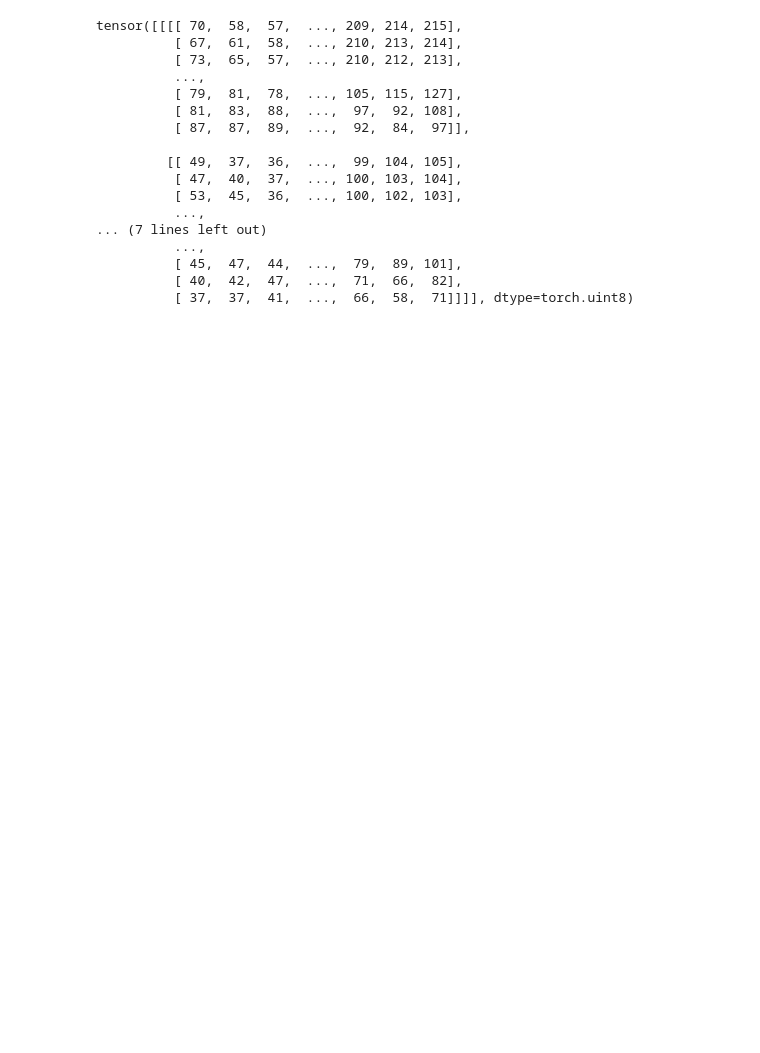
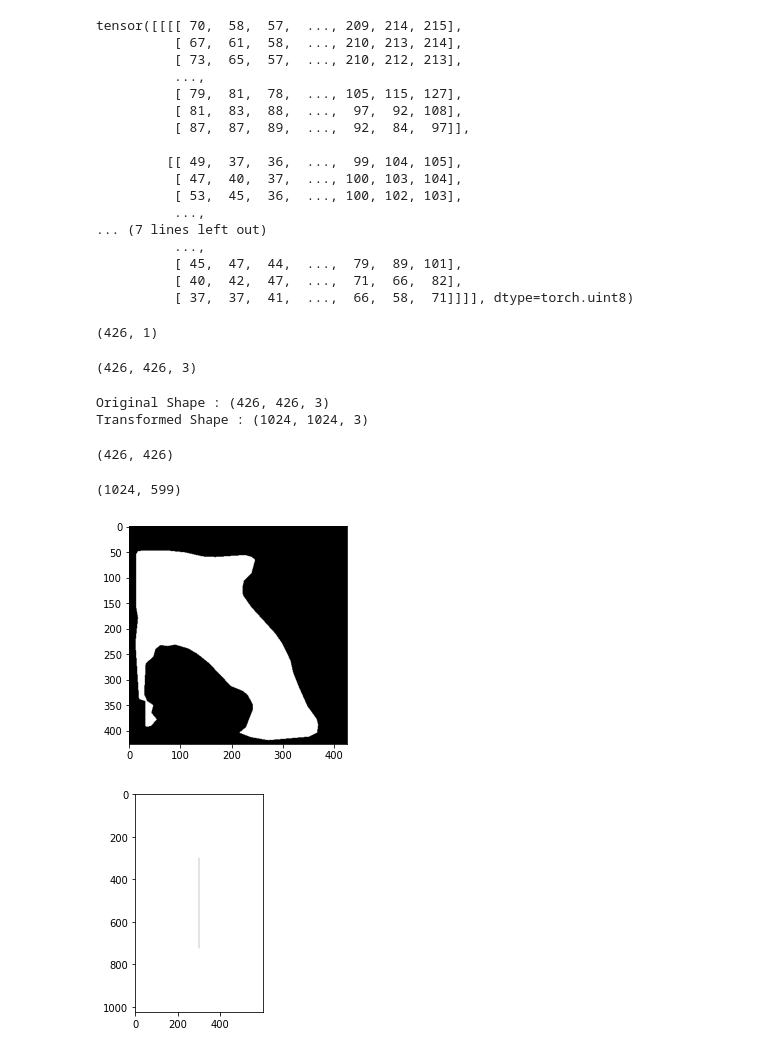
Before and after one commit to SaiNikhileshReddy/Food-Recognition-2022, a Jupyter notebook: how-to-train-the-dataset.ipynb, the cells around one changed output. Cells and saved outputs as stored; diff of their text form; code cells hidden in the pictures; blank space fills up the shorter version.

Commit message:
Updated train ipynb

```diff
--- a/how-to-train-the-dataset.ipynb
+++ b/how-to-train-the-dataset.ipynb
@@ -17,3 +17,7 @@ from matplotlib import pyplot as plt
 ds_train = hub.load('/kaggle/input/food-recognition-2022/hub/train')
 ds_val = hub.load('/kaggle/input/food-recognition-2022/hub/val')
 ds_test = hub.load('/kaggle/input/food-recognition-2022/hub/test')
+# %%
+ds_train = hub.load('train')
+ds_val = hub.load('val')
+ds_test = hub.load('test')
@@ -96,0 +105,47 @@ tensor([[[[ 70,  58,  57,  ..., 209, 214, 215],
+# %%
+np.uint8(masks[0]).shape
+# %% [output]
+(426, 1)
+# %%
+image.shape
+# %% [output]
+(426, 426, 3)
+# %%
+index = 0
+image = ds_train['images'][index].data()
+masks = ds_train['masks'][index].numpy()
+print(f"Original Shape : {image.shape}")
+
+transform_img_mask = A.PadIfNeeded(
+    1024, 1024,
+    position=A.PadIfNeeded.PositionType.CENTER,
+    border_mode=cv2.BORDER_CONSTANT,
+    value=1,
+    mask_value=1,
+    p=1)
+
+data = transform_img_mask(
+    image=image,
+    mask=np.uint8(masks[0])
+)
+
+print(f"Transformed Shape : {data['image'].shape}")
+# %% [output]
+Original Shape : (426, 426, 3)
+Transformed Shape : (1024, 1024, 3)
+# %%
+masks[:,:,0].shape
+# %% [output]
+(426, 426)
+# %%
+data['mask'].shape
+# %% [output]
+(1024, 599)
+# %%
+plt.imshow(masks[:,:,0], cmap='gray')
+plt.show()
+plt.imshow(data['mask'], cmap='gray')
+plt.show()
+# %% [output]
+[figure, added]
+[figure, added]
```
Also changed, not shown: parts of 5 cells of this notebook.
